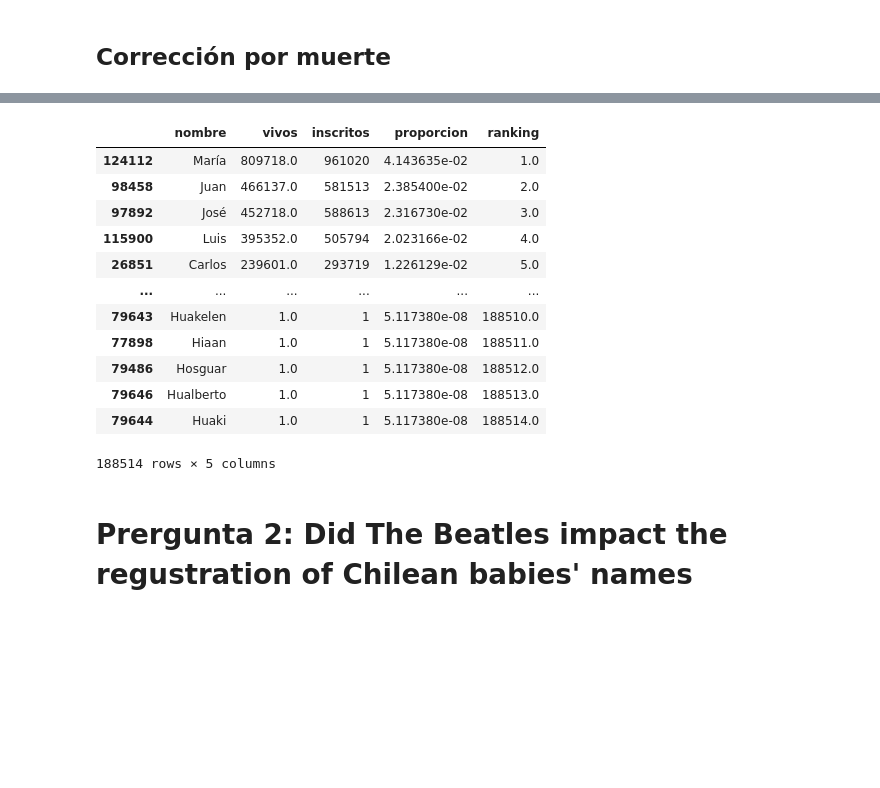
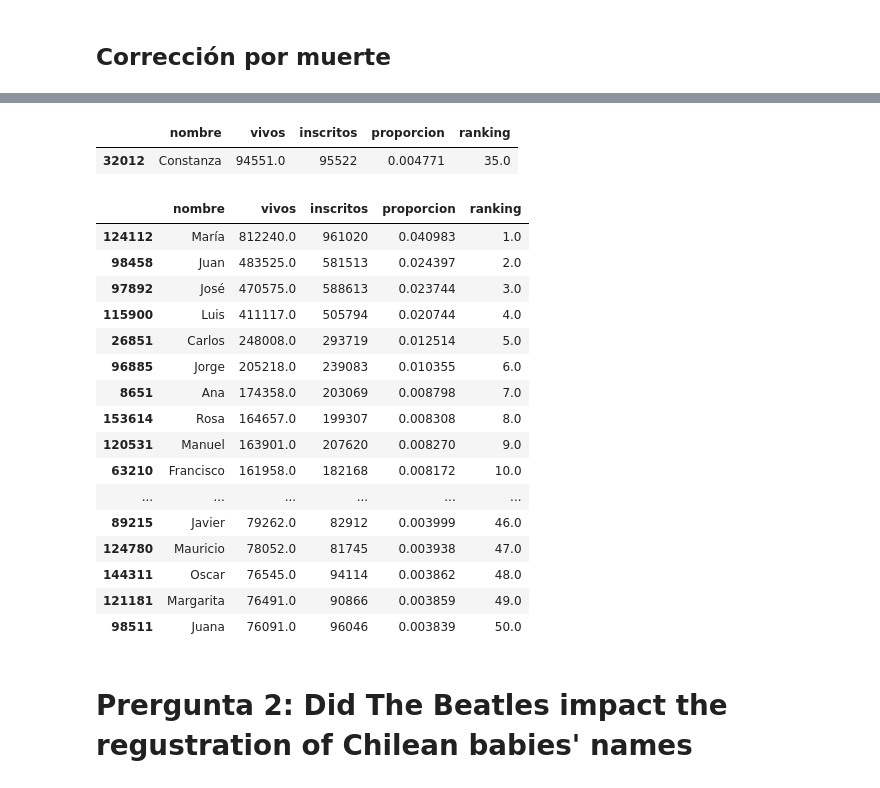
Before and after one commit to pabloreyespo/Baby-Names, a Jupyter notebook: nombres.ipynb, the cells around one changed output, grey strips where cells are left out. Cells and saved outputs as stored; diff of their text form; code cells hidden in the pictures; blank space fills up the shorter version.

```diff
--- a/nombres.ipynb
+++ b/nombres.ipynb
@@ -170,19 +170,28 @@ percentil: 99.98249466883097%
+# %%
+nombres_vivos[nombres_vivos.nombre == nombre]
+# %% [output]
+|  | nombre | vivos | inscritos | proporcion | ranking |
+| 32012 | Constanza | 94551.0 | 95522 | 0.004771 | 35.0 |
 # %%
-nombres_vivos
+nombres_vivos.head(50)
 # %% [output]
 |  | nombre | vivos | inscritos | proporcion | ranking |
-| 124112 | María | 809718.0 | 961020 | 4.143635e-02 | 1.0 |
-| 98458 | Juan | 466137.0 | 581513 | 2.385400e-02 | 2.0 |
-| 97892 | José | 452718.0 | 588613 | 2.316730e-02 | 3.0 |
-| 115900 | Luis | 395352.0 | 505794 | 2.023166e-02 | 4.0 |
-| 26851 | Carlos | 239601.0 | 293719 | 1.226129e-02 | 5.0 |
+| 124112 | María | 812240.0 | 961020 | 0.040983 | 1.0 |
+| 98458 | Juan | 483525.0 | 581513 | 0.024397 | 2.0 |
+| 97892 | José | 470575.0 | 588613 | 0.023744 | 3.0 |
+| 115900 | Luis | 411117.0 | 505794 | 0.020744 | 4.0 |
+| 26851 | Carlos | 248008.0 | 293719 | 0.012514 | 5.0 |
+| 96885 | Jorge | 205218.0 | 239083 | 0.010355 | 6.0 |
+| 8651 | Ana | 174358.0 | 203069 | 0.008798 | 7.0 |
+| 153614 | Rosa | 164657.0 | 199307 | 0.008308 | 8.0 |
+| 120531 | Manuel | 163901.0 | 207620 | 0.008270 | 9.0 |
+| 63210 | Francisco | 161958.0 | 182168 | 0.008172 | 10.0 |
 | ... | ... | ... | ... | ... | ... |
-| 79643 | Huakelen | 1.0 | 1 | 5.117380e-08 | 188510.0 |
-| 77898 | Hiaan | 1.0 | 1 | 5.117380e-08 | 188511.0 |
-| 79486 | Hosguar | 1.0 | 1 | 5.117380e-08 | 188512.0 |
-| 79646 | Hualberto | 1.0 | 1 | 5.117380e-08 | 188513.0 |
-| 79644 | Huaki | 1.0 | 1 | 5.117380e-08 | 188514.0 |
+| 89215 | Javier | 79262.0 | 82912 | 0.003999 | 46.0 |
+| 124780 | Mauricio | 78052.0 | 81745 | 0.003938 | 47.0 |
+| 144311 | Oscar | 76545.0 | 94114 | 0.003862 | 48.0 |
+| 121181 | Margarita | 76491.0 | 90866 | 0.003859 | 49.0 |
+| 98511 | Juana | 76091.0 | 96046 | 0.003839 | 50.0 |
-188514 rows × 5 columns
 # %% [markdown]
 # Prergunta 2: Did The Beatles impact the regustration of Chilean babies' names
 # %% [markdown]
```
Also changed, not shown: parts of 13 cells of this notebook, 5 other files.
